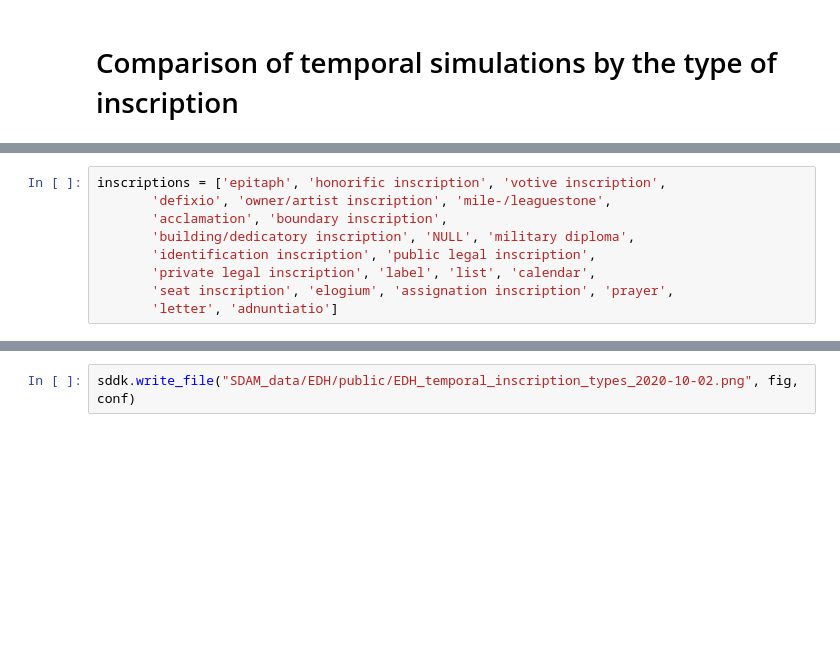
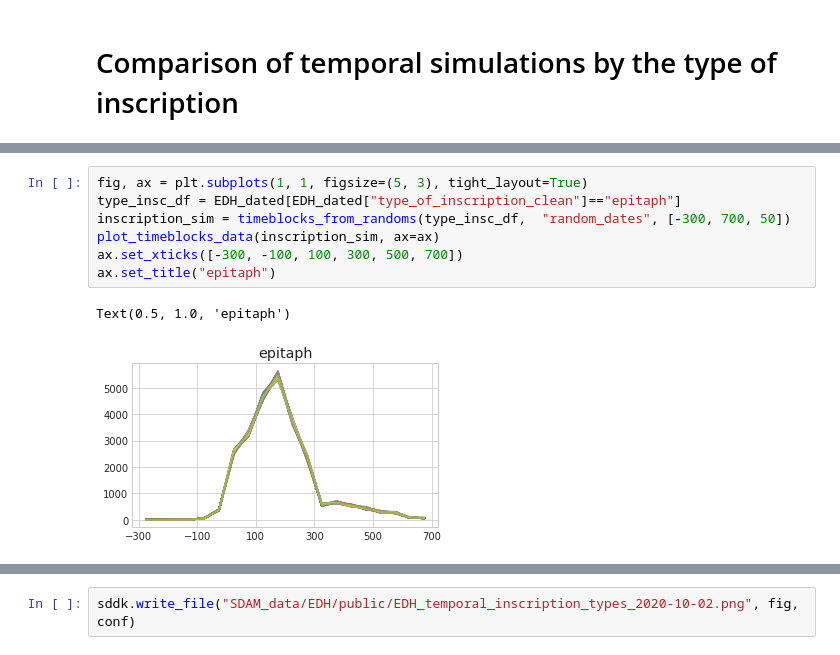
Before and after one commit to sdam-au/EDH_exploration, a Jupyter notebook: scripts/Py_EDH_TEMPORAL_EXPLORATION.ipynb, the cells around one changed output, grey strips where cells are left out. Cells and saved outputs as stored; diff of their text form; blank space fills up the shorter version.

```diff
--- a/scripts/Py_EDH_TEMPORAL_EXPLORATION.ipynb
+++ b/scripts/Py_EDH_TEMPORAL_EXPLORATION.ipynb
@@ -441,12 +442,13 @@ array(['epitaph', 'honorific inscription', 'votive inscription',
        'private legal inscription', 'label', 'list', 'calendar',
        'seat inscription', 'elogium', 'assignation inscription', 'prayer',
        'letter', 'adnuntiatio'], dtype=object)
-# %%
-inscriptions = ['epitaph', 'honorific inscription', 'votive inscription',
-       'defixio', 'owner/artist inscription', 'mile-/leaguestone',
-       'acclamation', 'boundary inscription',
-       'building/dedicatory inscription', 'NULL', 'military diploma',
-       'identification inscription', 'public legal inscription',
-       'private legal inscription', 'label', 'list', 'calendar',
-       'seat inscription', 'elogium', 'assignation inscription', 'prayer',
-       'letter', 'adnuntiatio']
+# %%
+fig, ax = plt.subplots(1, 1, figsize=(5, 3), tight_layout=True)
+type_insc_df = EDH_dated[EDH_dated["type_of_inscription_clean"]=="epitaph"]
+inscription_sim = timeblocks_from_randoms(type_insc_df,  "random_dates", [-300, 700, 50])
+plot_timeblocks_data(inscription_sim, ax=ax)
+ax.set_xticks([-300, -100, 100, 300, 500, 700])
+ax.set_title("epitaph")
+# %% [output]
+Text(0.5, 1.0, 'epitaph')
+[figure, added]
```
Also changed, not shown: parts of 6 cells of this notebook.
